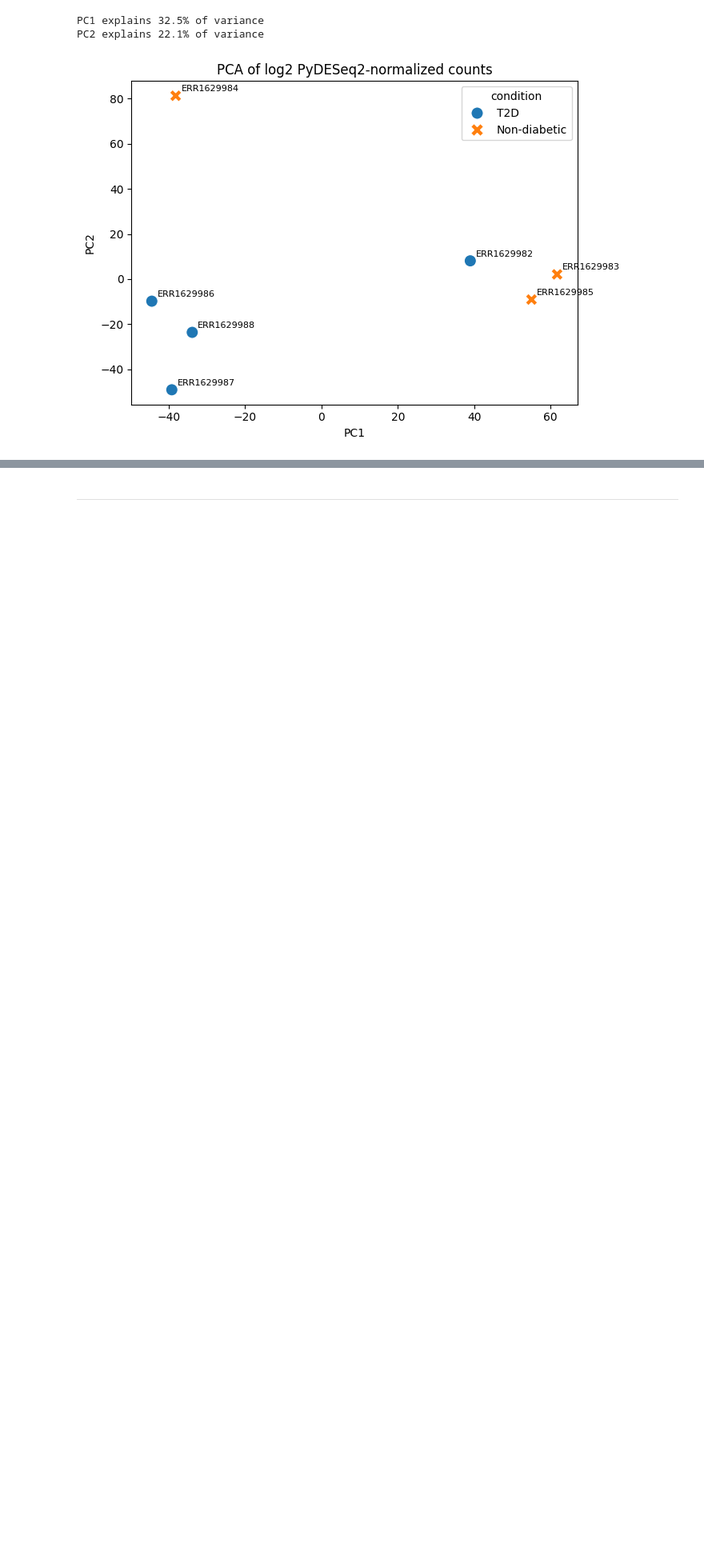
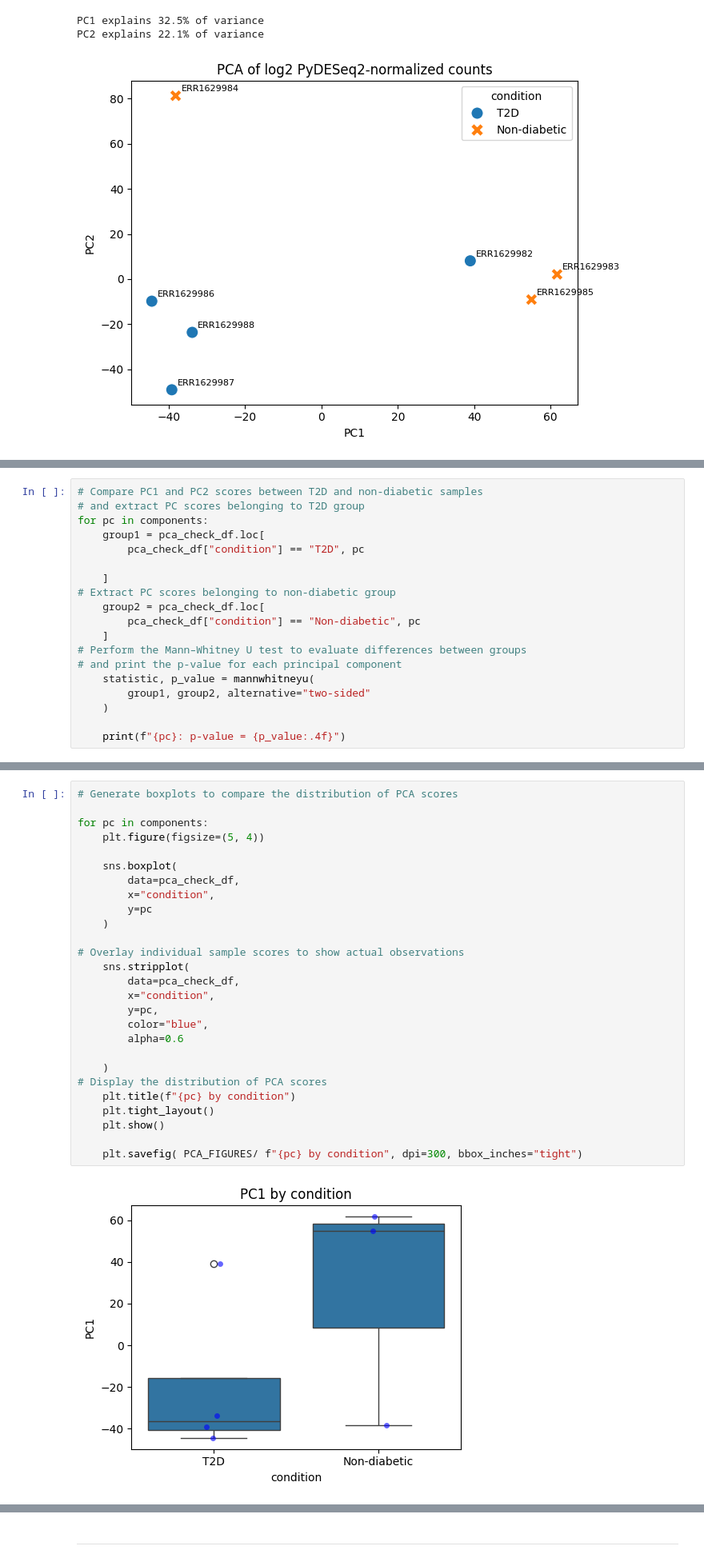
Before and after one commit to KAIMRC-DAIB/pnu_rnaseq_course_2026, a Jupyter notebook: scripts/02_bulk_deseq2/01_bulk_rna_qc_normalization_pca.ipynb, the cells around one changed output, grey strips where cells are left out. Shown at 80% size. Drawn from its saved outputs; the diff is of its cells as text; blank space fills up the shorter version.

```diff
--- a/scripts/02_bulk_deseq2/01_bulk_rna_qc_normalization_pca.ipynb
+++ b/scripts/02_bulk_deseq2/01_bulk_rna_qc_normalization_pca.ipynb
@@ -481,0 +619,19 @@ PC2 explains 22.1% of variance
+# %%
+# Compare PC1 and PC2 scores between T2D and non-diabetic samples
+# and extract PC scores belonging to T2D group
+for pc in components:
+    group1 = pca_check_df.loc[
+        pca_check_df["condition"] == "T2D", pc
+
+    ]
+# Extract PC scores belonging to non-diabetic group
+    group2 = pca_check_df.loc[
+        pca_check_df["condition"] == "Non-diabetic", pc
+    ]
+# Perform the Mann–Whitney U test to evaluate differences between groups
+# and print the p-value for each principal component
+    statistic, p_value = mannwhitneyu(
+        group1, group2, alternative="two-sided"
+    )
+
+    print(f"{pc}: p-value = {p_value:.4f}")
@@ -481,0 +641,29 @@ PC2 explains 22.1% of variance
+# %%
+# Generate boxplots to compare the distribution of PCA scores
+
+for pc in components:
+    plt.figure(figsize=(5, 4))
+
+    sns.boxplot(
+        data=pca_check_df,
+        x="condition",
+        y=pc
+    )
+
+# Overlay individual sample scores to show actual observations
+    sns.stripplot(
+        data=pca_check_df,
+        x="condition",
+        y=pc,
+        color="blue",
+        alpha=0.6
+
+    )
+# Display the distribution of PCA scores
+    plt.title(f"{pc} by condition")
+    plt.tight_layout()
+    plt.show()
+
+    plt.savefig( PCA_FIGURES/ f"{pc} by condition", dpi=300, bbox_inches="tight")
+# %% [output]
+[figure, added]
```
Also changed, not shown: parts of 9 cells of this notebook.
